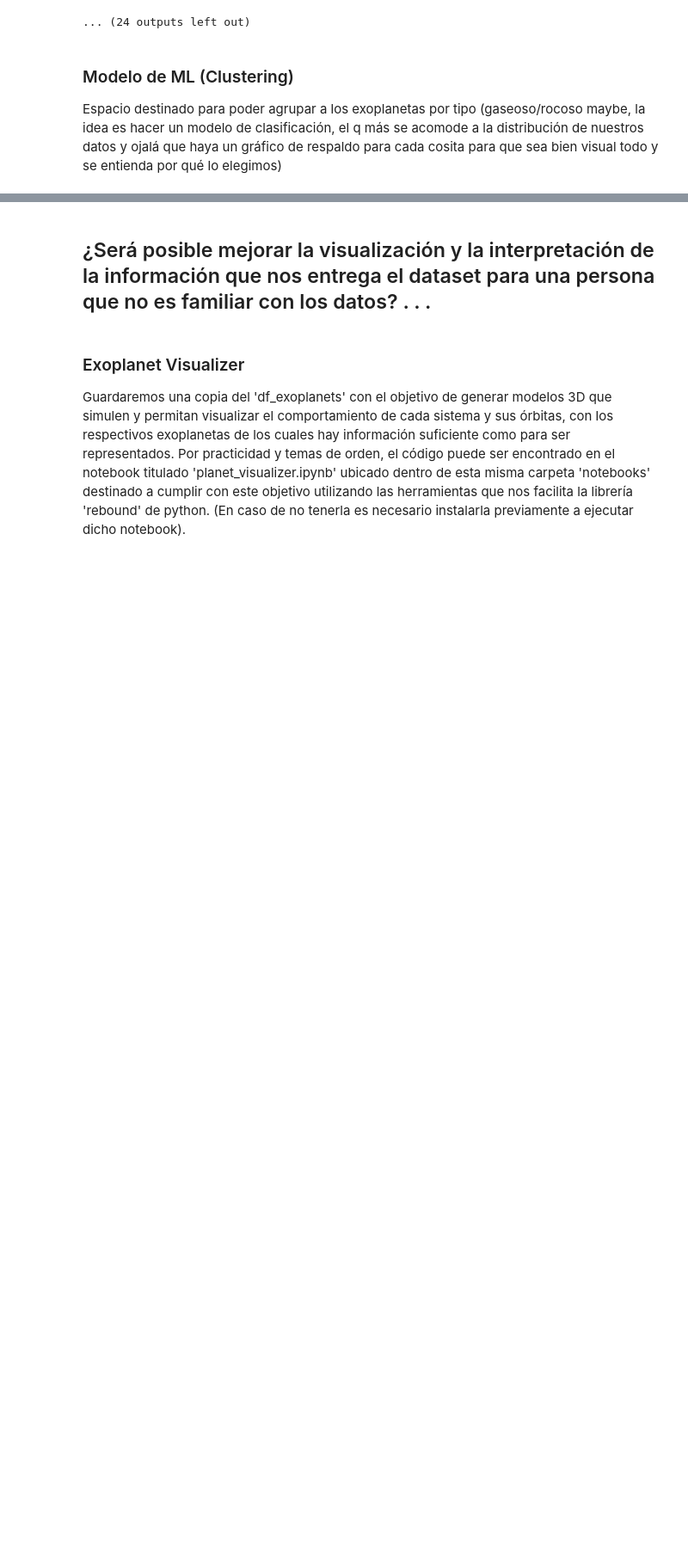
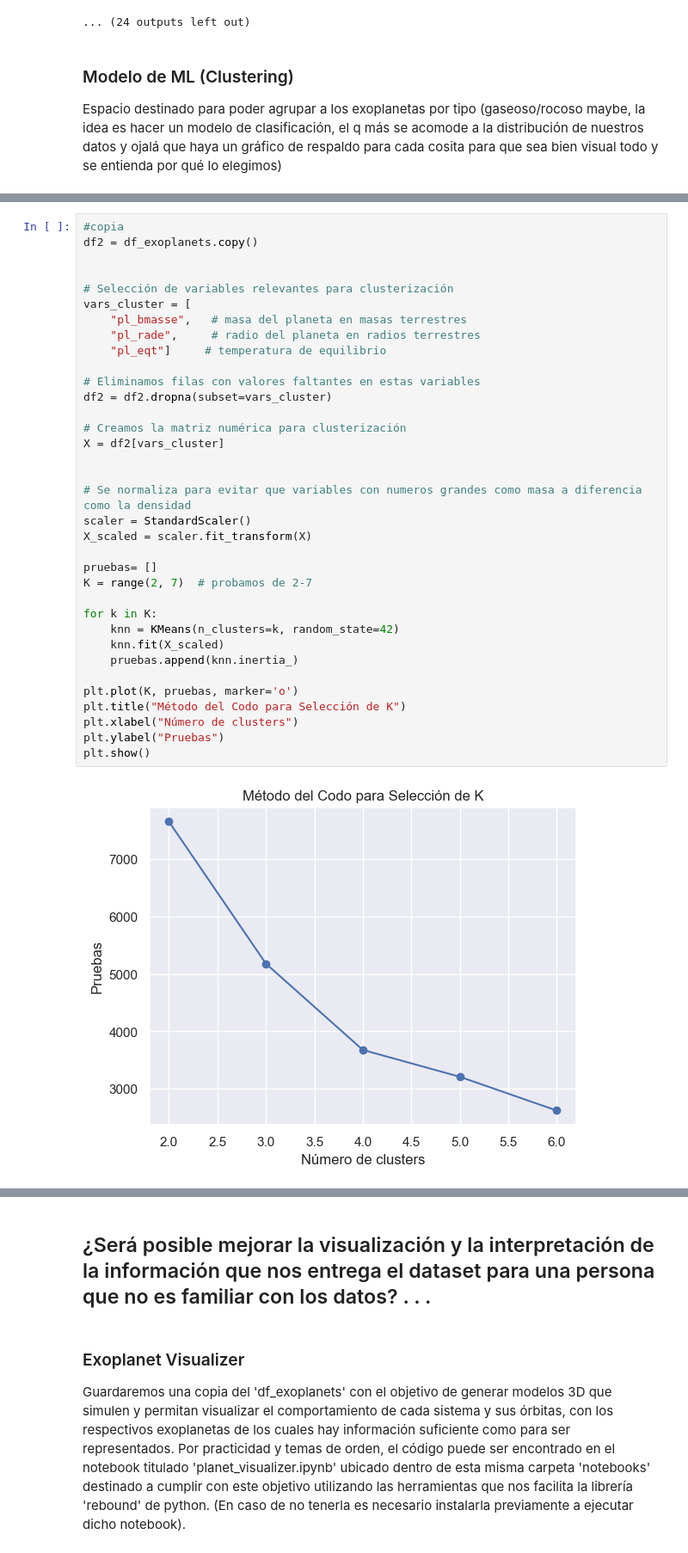
Before and after one commit to raylovesmusic/IMT2200-Proyecto-Grupal-A.R.D.E, a Jupyter notebook: notebooks/entrega_inicial.ipynb, the cells around one changed output, grey strips where cells are left out. Shown at 86% size. Cells and saved outputs as stored; diff of their text form; blank space fills up the shorter version.

Commit message:
clasificacion_exoplanetas

```diff
--- a/notebooks/entrega_inicial.ipynb
+++ b/notebooks/entrega_inicial.ipynb
@@ -650,0 +704,37 @@ Espacio destinado para poder agrupar a los exoplanetas por tipo (gaseoso/rocoso
+# %%
+#copia
+df2 = df_exoplanets.copy()
+
+
+# Selección de variables relevantes para clusterización
+vars_cluster = [
+    "pl_bmasse",   # masa del planeta en masas terrestres
+    "pl_rade",     # radio del planeta en radios terrestres
+    "pl_eqt"]     # temperatura de equilibrio
+
+# Eliminamos filas con valores faltantes en estas variables
+df2 = df2.dropna(subset=vars_cluster)
+
+# Creamos la matriz numérica para clusterización
+X = df2[vars_cluster]
+
+
+# Se normaliza para evitar que variables con numeros grandes como masa a diferencia como la densidad
+scaler = StandardScaler()
+X_scaled = scaler.fit_transform(X)
+
+pruebas= []
+K = range(2, 7)  # probamos de 2-7
+
+for k in K:
+    knn = KMeans(n_clusters=k, random_state=42)
+    knn.fit(X_scaled)
+    pruebas.append(knn.inertia_)
+
+plt.plot(K, pruebas, marker='o')
+plt.title("Método del Codo para Selección de K")
+plt.xlabel("Número de clusters")
+plt.ylabel("Pruebas")
+plt.show()
+# %% [output]
+[figure, added]
```
Also changed, not shown: parts of 6 cells of this notebook, 21 other files.
